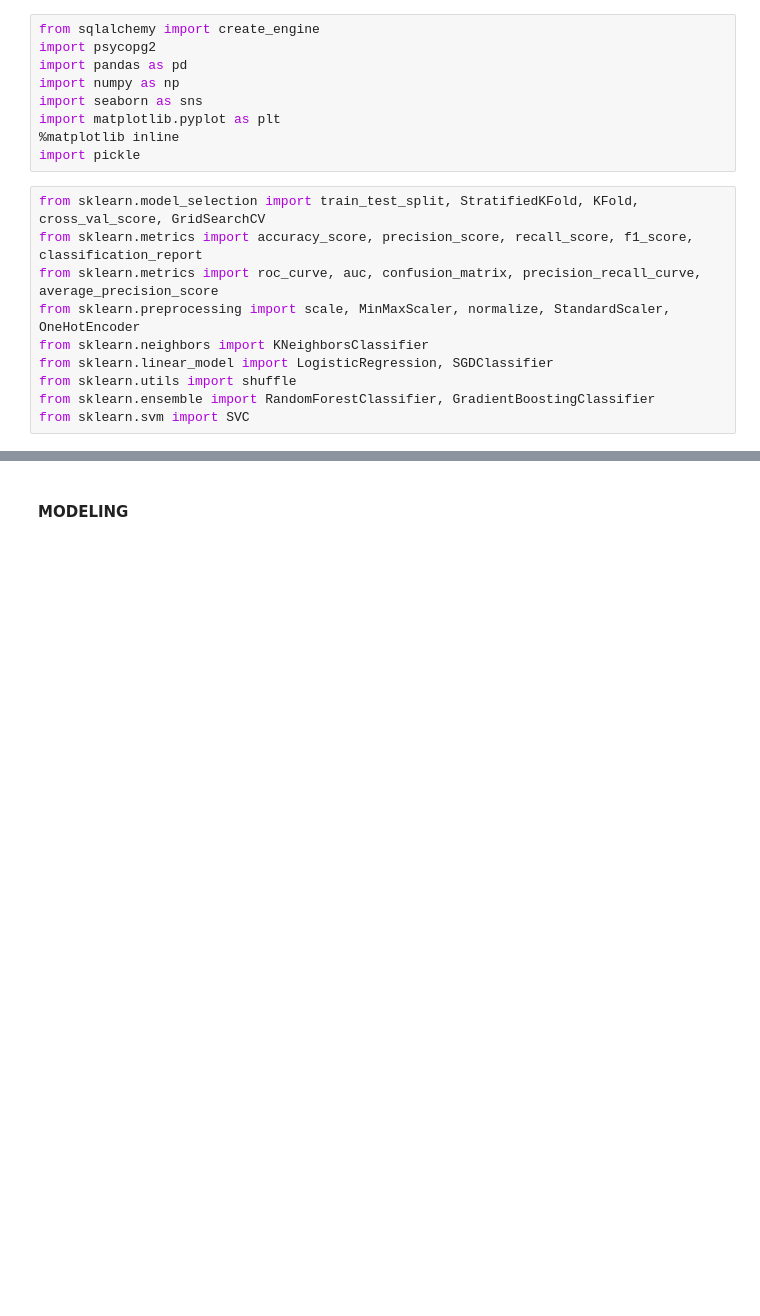
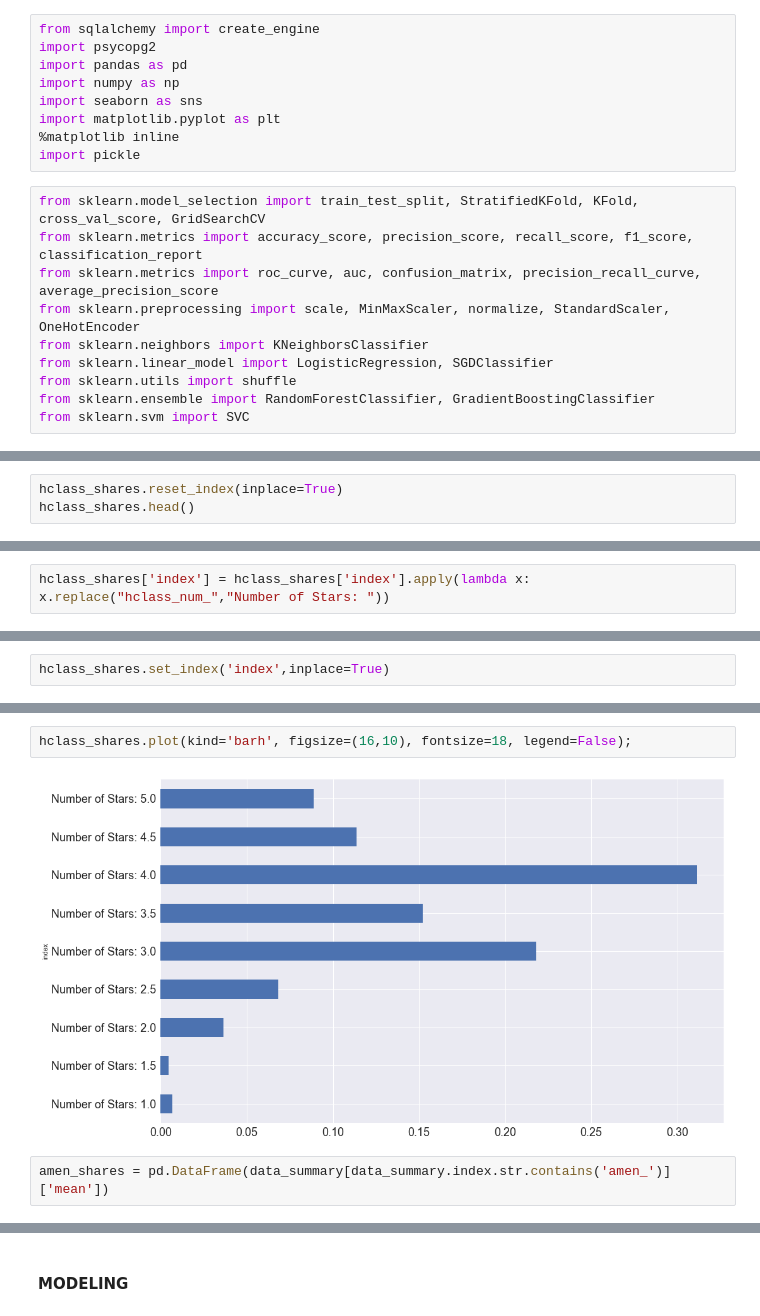
Before and after one commit to sasha-kap/TripAdvisor-Rankings, a Jupyter notebook: 4 Modeling.ipynb, the cells around one changed output, grey strips where cells are left out. Saved outputs shown, nothing was run; the diff lists cells and outputs as text; blank space fills up the shorter version.

```diff
--- a/4 Modeling.ipynb
+++ b/4 Modeling.ipynb
@@ -542,0 +109,3 @@ df2.to_pickle('df_446.pickle')
+# %%
+hclass_shares.reset_index(inplace=True)
+hclass_shares.head()
@@ -542,0 +119,2 @@ df2.to_pickle('df_446.pickle')
+# %%
+hclass_shares['index'] = hclass_shares['index'].apply(lambda x: x.replace("hclass_num_","Number of Stars: "))
@@ -542,0 +130,2 @@ df2.to_pickle('df_446.pickle')
+# %%
+hclass_shares.set_index('index',inplace=True)
@@ -542,0 +146,6 @@ df2.to_pickle('df_446.pickle')
+# %%
+hclass_shares.plot(kind='barh', figsize=(16,10), fontsize=18, legend=False);
+# %% [output]
+[figure, added]
+# %%
+amen_shares = pd.DataFrame(data_summary[data_summary.index.str.contains('amen_')]['mean'])
```
Also changed, not shown: parts of 368 cells of this notebook.
